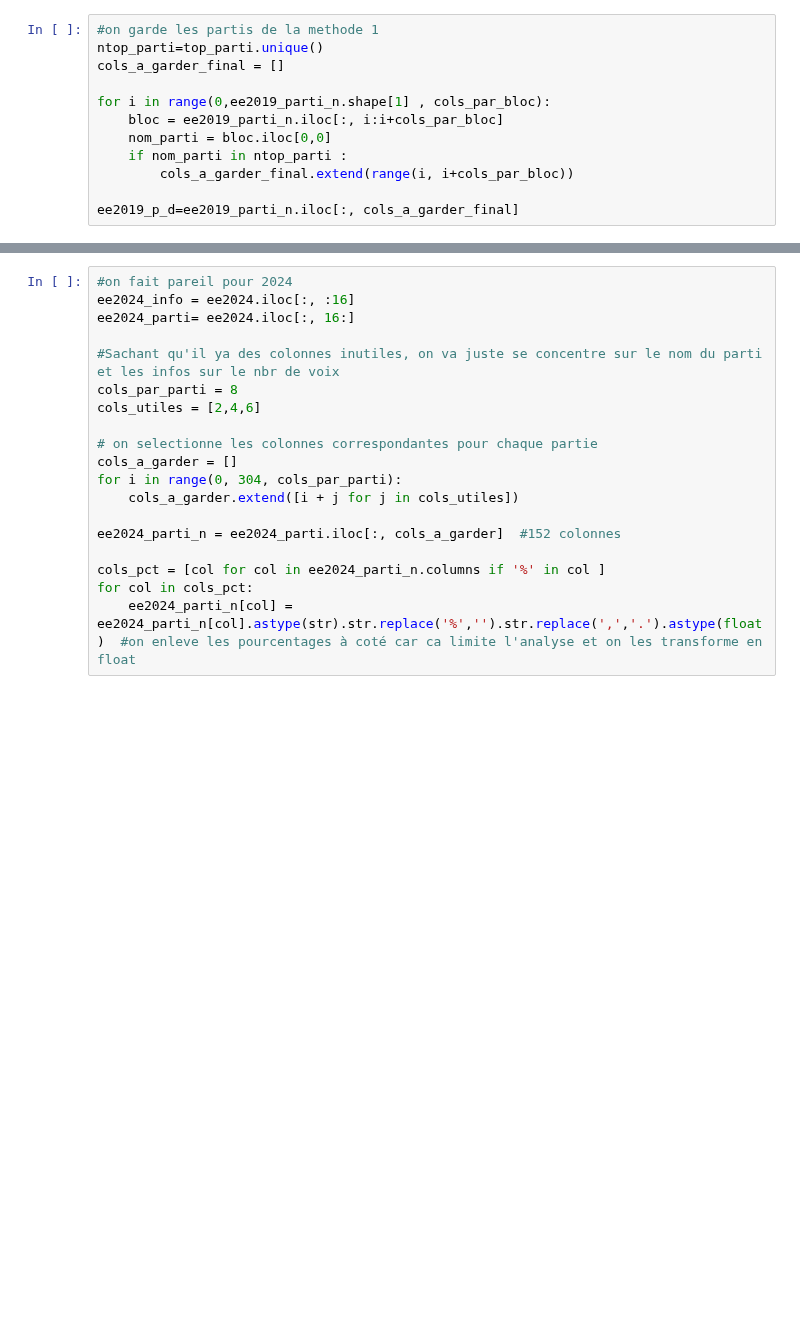
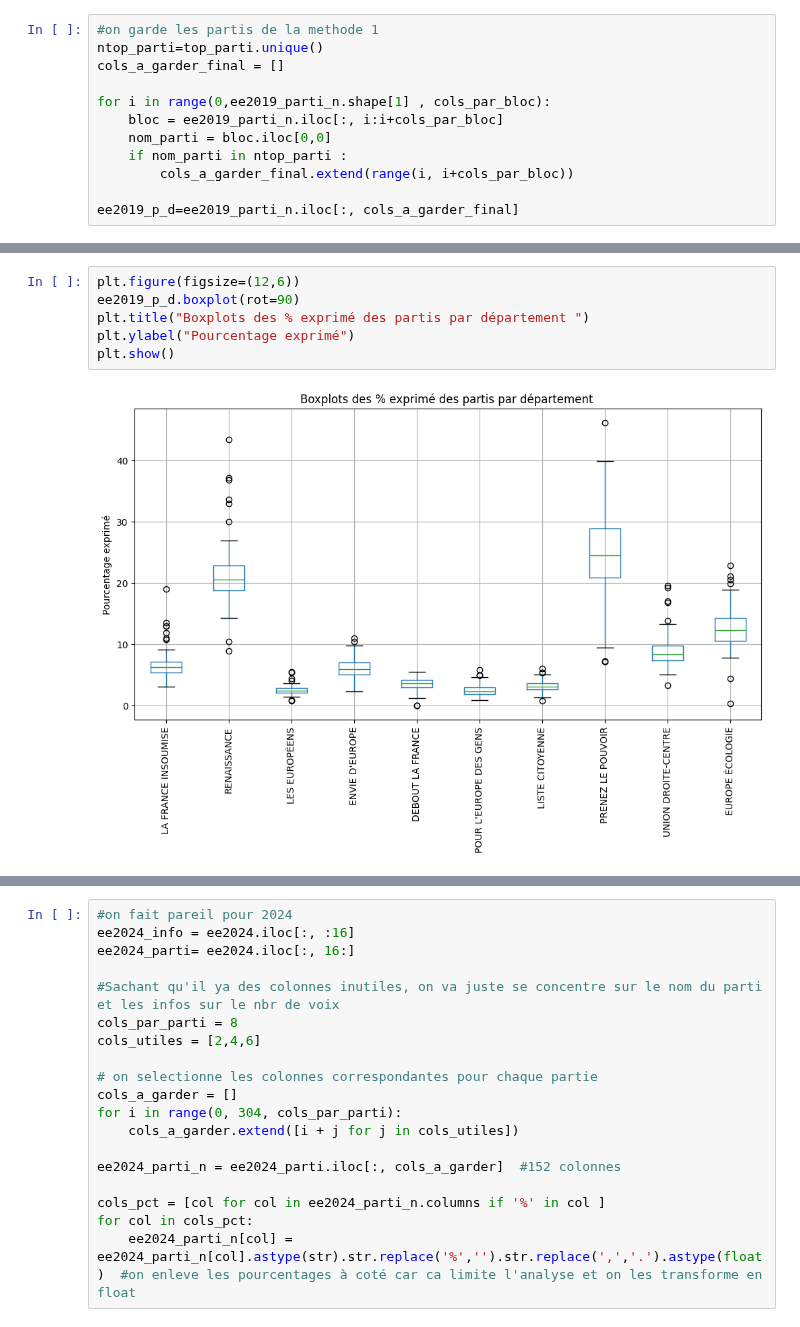
Before and after one commit to zuulaika/Projet-python, a Jupyter notebook: code_principal_z.ipynb, the cells around one changed output, grey strips where cells are left out. Cells and saved outputs as stored; diff of their text form; blank space fills up the shorter version.

```diff
--- a/code_principal_z.ipynb
+++ b/code_principal_z.ipynb
@@ -259,0 +314,8 @@ ee19=pd.concat ([ ee2019_info ,ee2019_p_d], axis=1)
+# %%
+plt.figure(figsize=(12,6))
+ee2019_p_d.boxplot(rot=90)
+plt.title("Boxplots des % exprimé des partis par département ")
+plt.ylabel("Pourcentage exprimé")
+plt.show()
+# %% [output]
+[figure, added]
```
Also changed, not shown: parts of 14 cells of this notebook.
